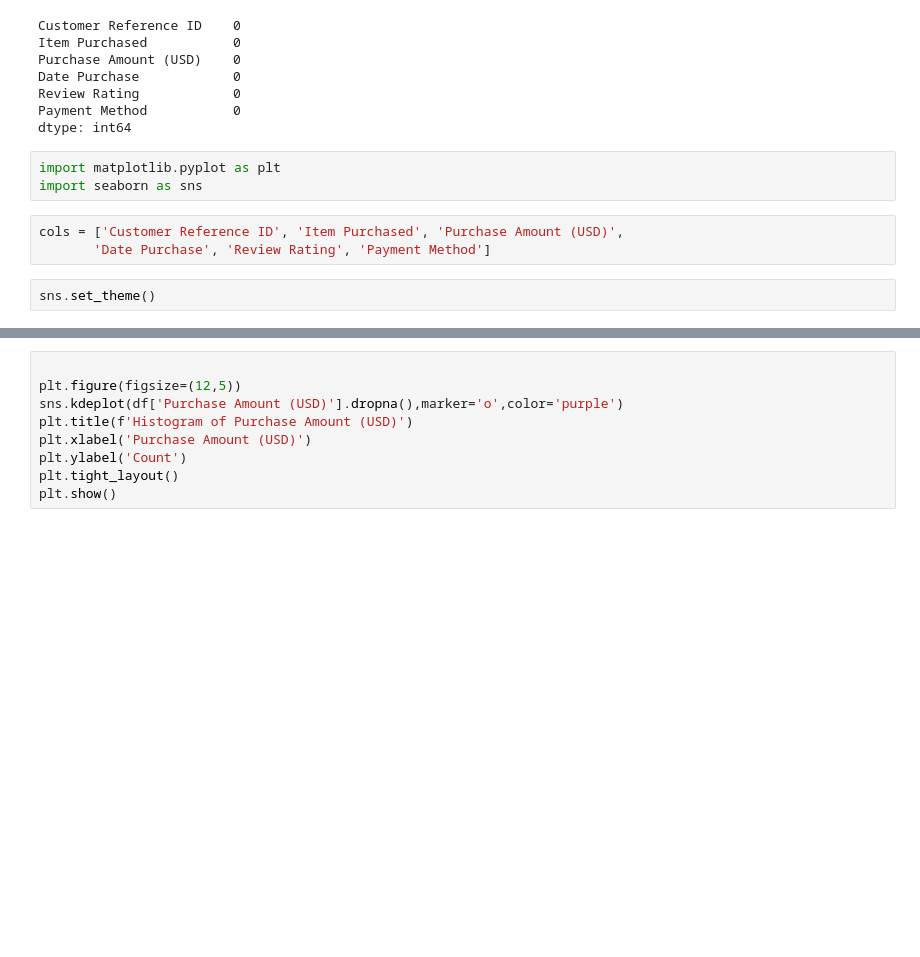
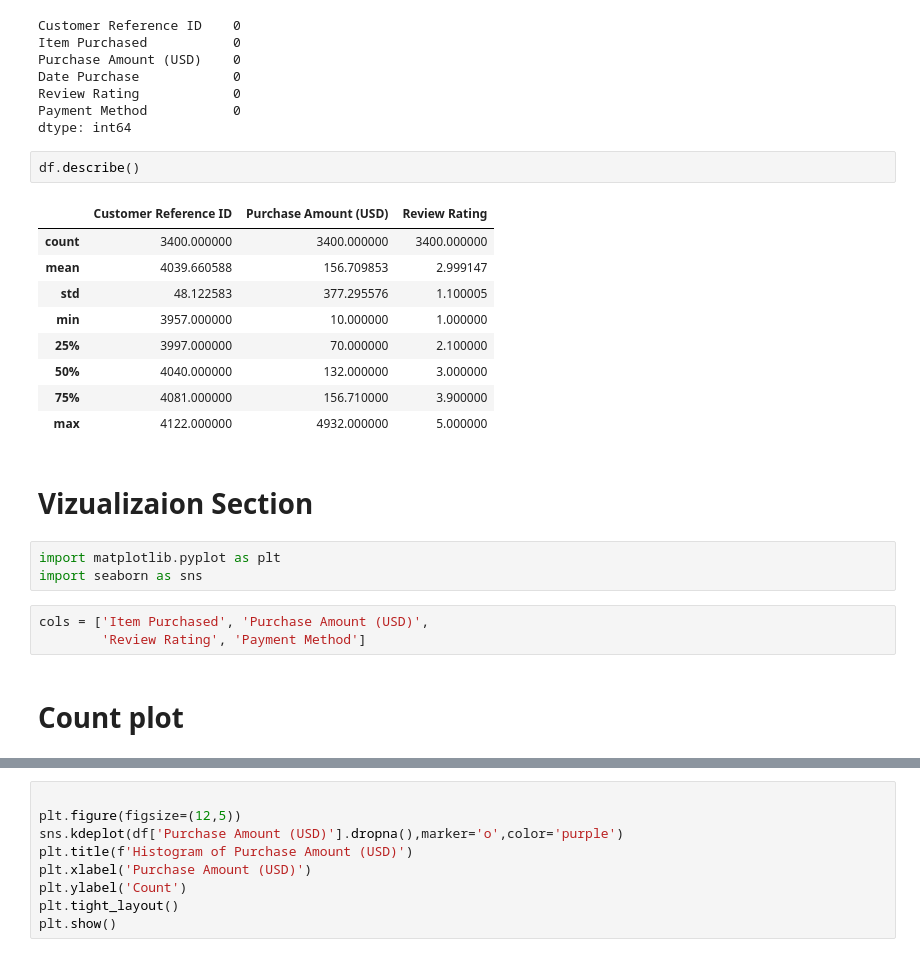
Before and after one commit to blackwithwhitegreen/kaggle-template, a Jupyter notebook: notebook81ec1da477.ipynb, the cells around one changed output, grey strips where cells are left out. Saved outputs shown, nothing was run; the diff lists cells and outputs as text; blank space fills up the shorter version.

Commit message:
Kaggle Notebook | Payment Method Analyzer with multiple models ~53% | Version 2

```diff
--- a/notebook81ec1da477.ipynb
+++ b/notebook81ec1da477.ipynb
@@ -76,12 +78,26 @@ Date Purchase            0
 Review Rating            0
 Payment Method           0
 dtype: int64
+# %%
+df.describe()
+# %% [output]
+|  | Customer Reference ID | Purchase Amount (USD) | Review Rating |
+| count | 3400.000000 | 3400.000000 | 3400.000000 |
+| mean | 4039.660588 | 156.709853 | 2.999147 |
+| std | 48.122583 | 377.295576 | 1.100005 |
+| min | 3957.000000 | 10.000000 | 1.000000 |
+| 25% | 3997.000000 | 70.000000 | 2.100000 |
+| 50% | 4040.000000 | 132.000000 | 3.000000 |
+| 75% | 4081.000000 | 156.710000 | 3.900000 |
+| max | 4122.000000 | 4932.000000 | 5.000000 |
+# %% [markdown]
+# Vizualizaion Section
 # %%
 import matplotlib.pyplot as plt
 import seaborn as sns
 # %%
-cols = ['Customer Reference ID', 'Item Purchased', 'Purchase Amount (USD)',
-       'Date Purchase', 'Review Rating', 'Payment Method']
+cols = ['Item Purchased', 'Purchase Amount (USD)',
+        'Review Rating', 'Payment Method']
-# %%
-sns.set_theme()
+# %% [markdown]
+# Count plot
 # %%
```
Also changed, not shown: parts of 16 cells of this notebook.
